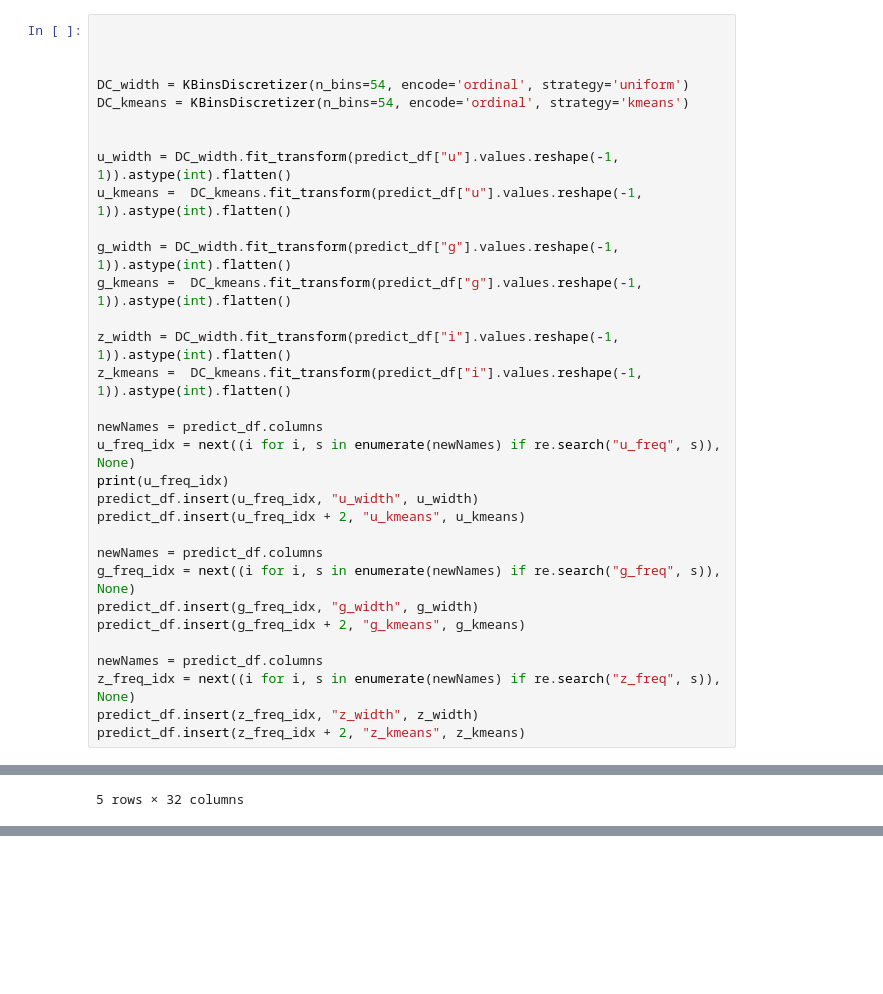
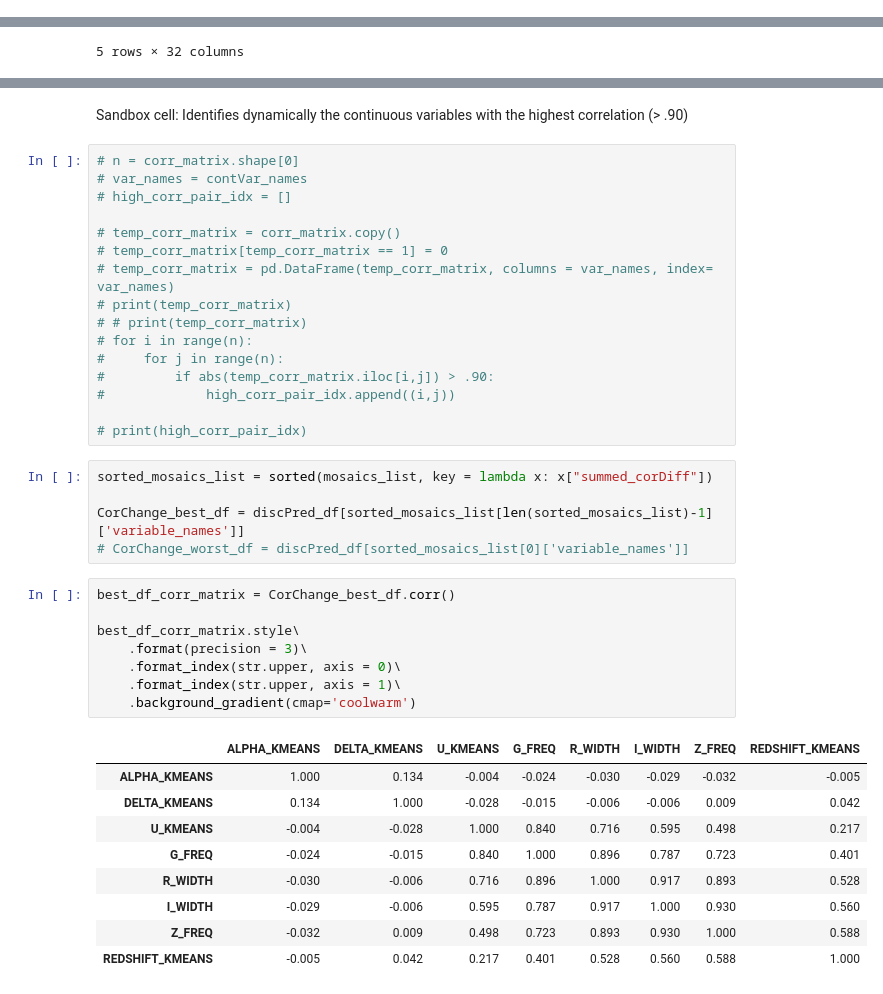
Before and after one commit to cookepoli/Bennett_CookePolitikos_CS368_StellarClassification, a Jupyter notebook: Scripts and notebooks/feature_discretization.ipynb, the cells around one changed output, grey strips where cells are left out. Saved outputs shown, nothing was run; the diff lists cells and outputs as text; blank space fills up the shorter version.

```diff
--- a/Scripts and notebooks/feature_discretization.ipynb
+++ b/Scripts and notebooks/feature_discretization.ipynb
@@ -424,32 +415,0 @@ In a few instances a optimal number of bins could not be evaluated for a given t
-# %%
-
-
-
-DC_width = KBinsDiscretizer(n_bins=54, encode='ordinal', strategy='uniform')
-DC_kmeans = KBinsDiscretizer(n_bins=54, encode='ordinal', strategy='kmeans')
-
-
-u_width = DC_width.fit_transform(predict_df["u"].values.reshape(-1, 1)).astype(int).flatten()
-u_kmeans =  DC_kmeans.fit_transform(predict_df["u"].values.reshape(-1, 1)).astype(int).flatten()
-
-g_width = DC_width.fit_transform(predict_df["g"].values.reshape(-1, 1)).astype(int).flatten()
-g_kmeans =  DC_kmeans.fit_transform(predict_df["g"].values.reshape(-1, 1)).astype(int).flatten()
-
-z_width = DC_width.fit_transform(predict_df["i"].values.reshape(-1, 1)).astype(int).flatten()
-z_kmeans =  DC_kmeans.fit_transform(predict_df["i"].values.reshape(-1, 1)).astype(int).flatten()
-
-newNames = predict_df.columns
-u_freq_idx = next((i for i, s in enumerate(newNames) if re.search("u_freq", s)), None)
-print(u_freq_idx)
-predict_df.insert(u_freq_idx, "u_width", u_width)
-predict_df.insert(u_freq_idx + 2, "u_kmeans", u_kmeans)
-
-newNames = predict_df.columns
-g_freq_idx = next((i for i, s in enumerate(newNames) if re.search("g_freq", s)), None)
-predict_df.insert(g_freq_idx, "g_width", g_width)
-predict_df.insert(g_freq_idx + 2, "g_kmeans", g_kmeans)
-
-newNames = predict_df.columns
-z_freq_idx = next((i for i, s in enumerate(newNames) if re.search("z_freq", s)), None)
-predict_df.insert(z_freq_idx, "z_width", z_width)
-predict_df.insert(z_freq_idx + 2, "z_kmeans", z_kmeans)
@@ -571,0 +586,41 @@ print(CorChange_min_df.head())
+# %% [markdown]
+Sandbox cell: Identifies dynamically the continuous variables with the highest correlation (> .90)
+# %%
+# n = corr_matrix.shape[0]
+# var_names = contVar_names
+# high_corr_pair_idx = []
+
+# temp_corr_matrix = corr_matrix.copy()
+# temp_corr_matrix[temp_corr_matrix == 1] = 0
+# temp_corr_matrix = pd.DataFrame(temp_corr_matrix, columns = var_names, index= var_names)
+# print(temp_corr_matrix)
+# # print(temp_corr_matrix)
+# for i in range(n):
+#     for j in range(n):
+#         if abs(temp_corr_matrix.iloc[i,j]) > .90:
+#             high_corr_pair_idx.append((i,j))
+
+# print(high_corr_pair_idx)
+# %%
+sorted_mosaics_list = sorted(mosaics_list, key = lambda x: x["summed_corDiff"])
+
+CorChange_best_df = discPred_df[sorted_mosaics_list[len(sorted_mosaics_list)-1]['variable_names']]
+# CorChange_worst_df = discPred_df[sorted_mosaics_list[0]['variable_names']]
+# %%
+best_df_corr_matrix = CorChange_best_df.corr()
+
+best_df_corr_matrix.style\
+    .format(precision = 3)\
+    .format_index(str.upper, axis = 0)\
+    .format_index(str.upper, axis = 1)\
+    .background_gradient(cmap='coolwarm')
+# %% [output]
+|  | ALPHA_KMEANS | DELTA_KMEANS | U_KMEANS | G_FREQ | R_WIDTH | I_WIDTH | Z_FREQ | REDSHIFT_KMEANS |
+| ALPHA_KMEANS | 1.000 | 0.134 | -0.004 | -0.024 | -0.030 | -0.029 | -0.032 | -0.005 |
+| DELTA_KMEANS | 0.134 | 1.000 | -0.028 | -0.015 | -0.006 | -0.006 | 0.009 | 0.042 |
+| U_KMEANS | -0.004 | -0.028 | 1.000 | 0.840 | 0.716 | 0.595 | 0.498 | 0.217 |
+| G_FREQ | -0.024 | -0.015 | 0.840 | 1.000 | 0.896 | 0.787 | 0.723 | 0.401 |
+| R_WIDTH | -0.030 | -0.006 | 0.716 | 0.896 | 1.000 | 0.917 | 0.893 | 0.528 |
+| I_WIDTH | -0.029 | -0.006 | 0.595 | 0.787 | 0.917 | 1.000 | 0.930 | 0.560 |
+| Z_FREQ | -0.032 | 0.009 | 0.498 | 0.723 | 0.893 | 0.930 | 1.000 | 0.588 |
+| REDSHIFT_KMEANS | -0.005 | 0.042 | 0.217 | 0.401 | 0.528 | 0.560 | 0.588 | 1.000 |
```
Also changed, not shown: parts of 34 cells of this notebook.
